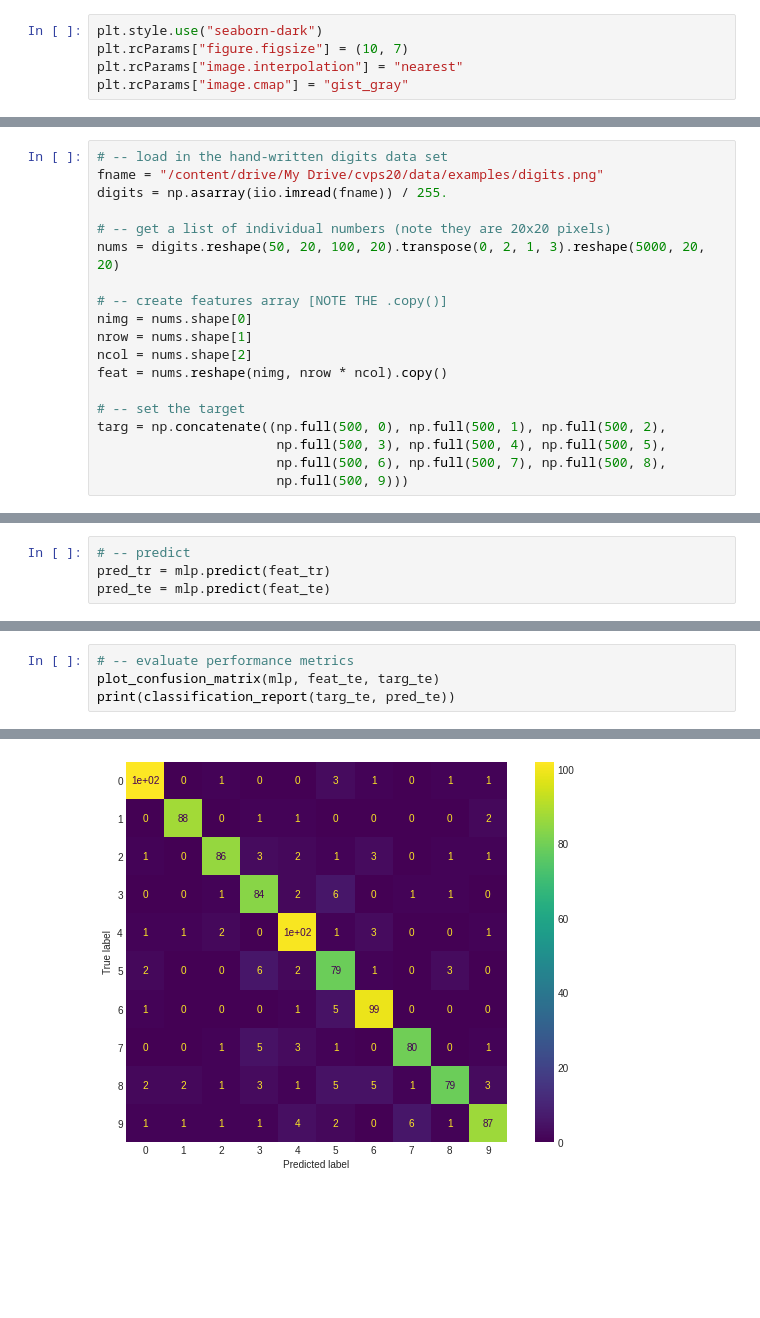
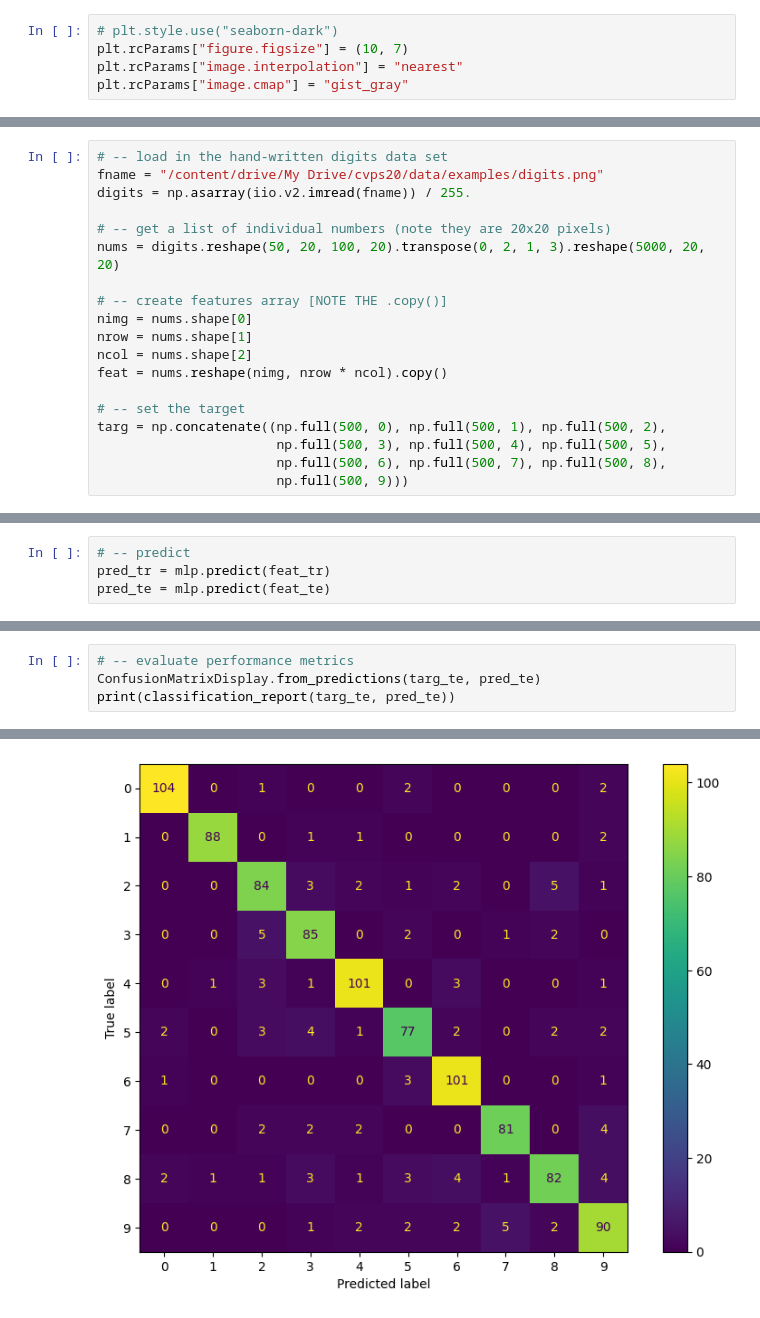
Before and after one commit to lmptc/CVPS20, a Jupyter notebook: 1022 mlp_part2.ipynb, the cells around one changed output, grey strips where cells are left out. Drawn from its saved outputs; the diff is of its cells as text; blank space fills up the shorter version.

```diff
--- a/1022 mlp_part2.ipynb
+++ b/1022 mlp_part2.ipynb
@@ -26,5 +25,5 @@ from sklearn.metrics import plot_confusion_matrix, classification_report
 # %%
-plt.style.use("seaborn-dark")
+# plt.style.use("seaborn-dark")
 plt.rcParams["figure.figsize"] = (10, 7)
 plt.rcParams["image.interpolation"] = "nearest"
 plt.rcParams["image.cmap"] = "gist_gray"
@@ -37,7 +36,7 @@ Load the hand-written digits data,
 # %%
 # -- load in the hand-written digits data set
 fname = "/content/drive/My Drive/cvps20/data/examples/digits.png"
-digits = np.asarray(iio.imread(fname)) / 255.
+digits = np.asarray(iio.v2.imread(fname)) / 255.
 
 # -- get a list of individual numbers (note they are 20x20 pixels)
 nums = digits.reshape(50, 20, 100, 20).transpose(0, 2, 1, 3).reshape(5000, 20, 20)
@@ -108,6 +100,6 @@ testing accuracy : 0.885
 # %%
 # -- evaluate performance metrics
-plot_confusion_matrix(mlp, feat_te, targ_te)
+ConfusionMatrixDisplay.from_predictions(targ_te, pred_te)
 print(classification_report(targ_te, pred_te))
 # %% [output]
               precision    recall  f1-score   support
@@ -128,2 +120,2 @@ print(classification_report(targ_te, pred_te))
 weighted avg       0.89      0.89      0.89      1000
-[figure, old version]
+[figure, new version]
```
Also changed, not shown: parts of 14 cells of this notebook, 2 other files.
